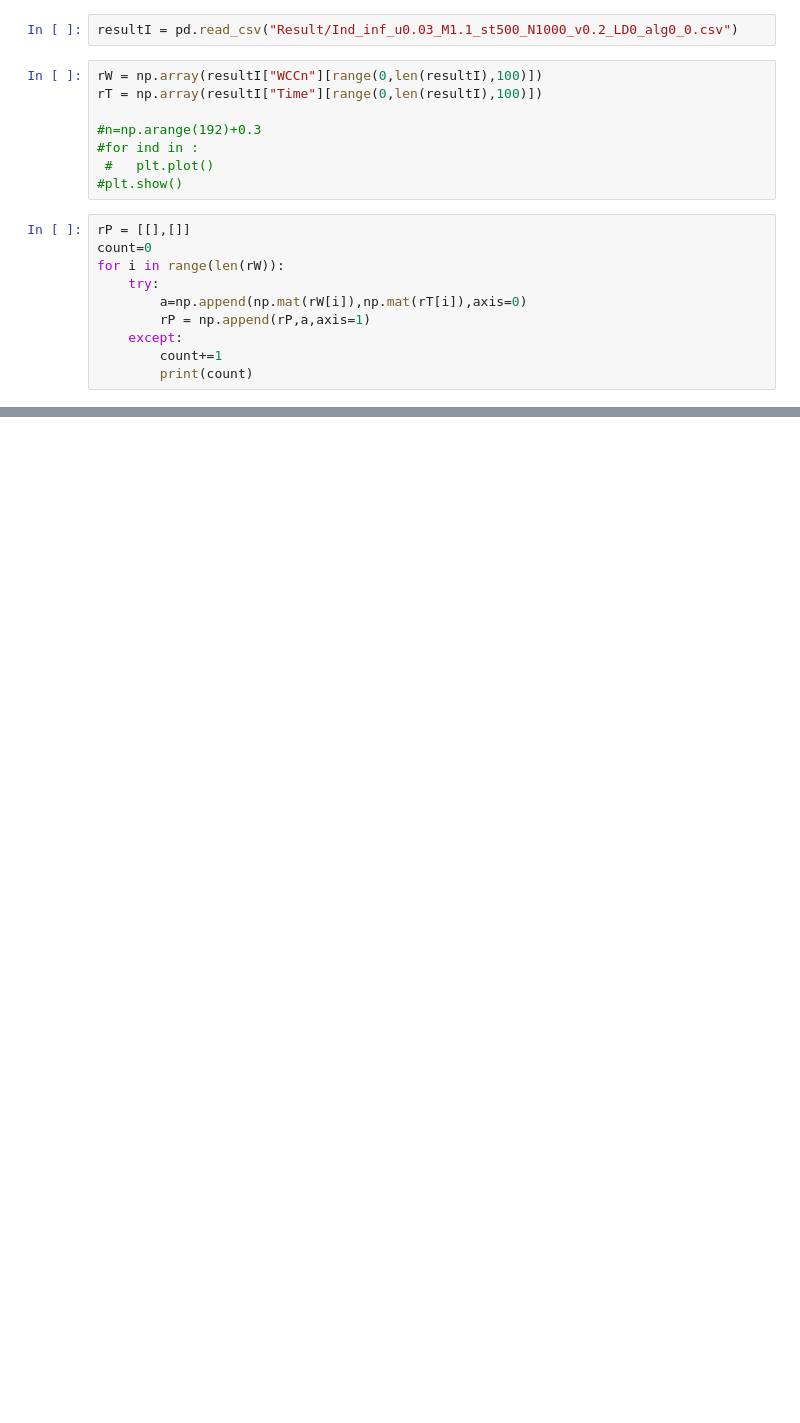
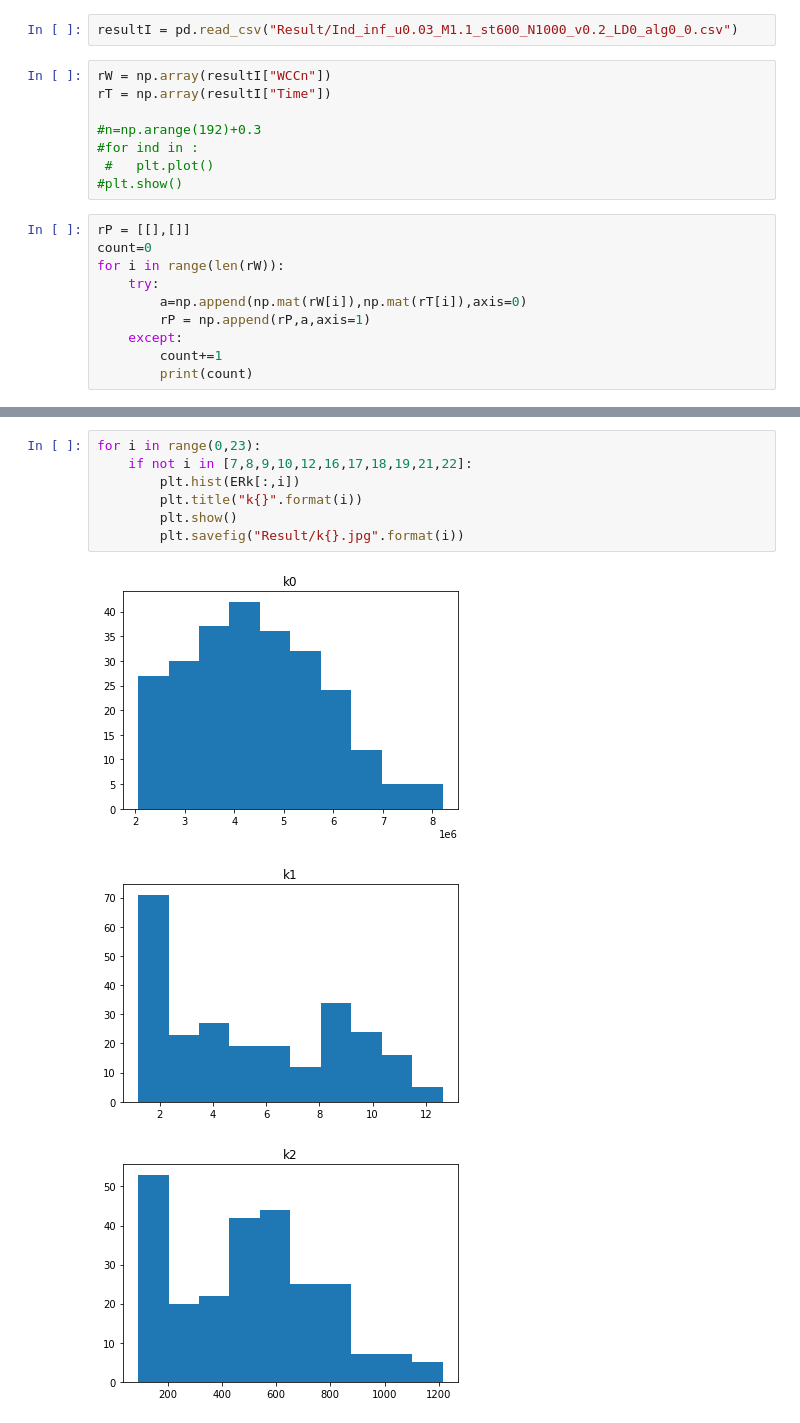
Before and after one commit to SysEvo/Circadian_clock_Neurospora, a Jupyter notebook: Data_analisys.ipynb, the cells around one changed output, grey strips where cells are left out. Drawn from its saved outputs; the diff is of its cells as text; blank space fills up the shorter version.

```diff
--- a/Data_analisys.ipynb
+++ b/Data_analisys.ipynb
@@ -4,10 +4,10 @@ import numpy as np
 from scipy.signal import find_peaks
 import pandas as pd
 # %%
-resultI = pd.read_csv("Result/Ind_inf_u0.03_M1.1_st500_N1000_v0.2_LD0_alg0_0.csv")
+resultI = pd.read_csv("Result/Ind_inf_u0.03_M1.1_st600_N1000_v0.2_LD0_alg0_0.csv")
 # %%
-rW = np.array(resultI["WCCn"][range(0,len(resultI),100)])
-rT = np.array(resultI["Time"][range(0,len(resultI),100)])
+rW = np.array(resultI["WCCn"])
+rT = np.array(resultI["Time"])
 
 #n=np.arange(192)+0.3
 #for ind in :
@@ -50,0 +57,11 @@ matrix([[3380.4942, 3375.9626, 3380.4942, 3380.4942, 3375.9626,
+# %%
+for i in range(0,23):
+    if not i in [7,8,9,10,12,16,17,18,19,21,22]:
+        plt.hist(ERk[:,i])
+        plt.title("k{}".format(i))
+        plt.show()
+        plt.savefig("Result/k{}.jpg".format(i))
+# %% [output]
+[figure, added]
+[figure, added]
+[figure, added]
```
Also changed, not shown: parts of 10 cells of this notebook, 2 other files.
